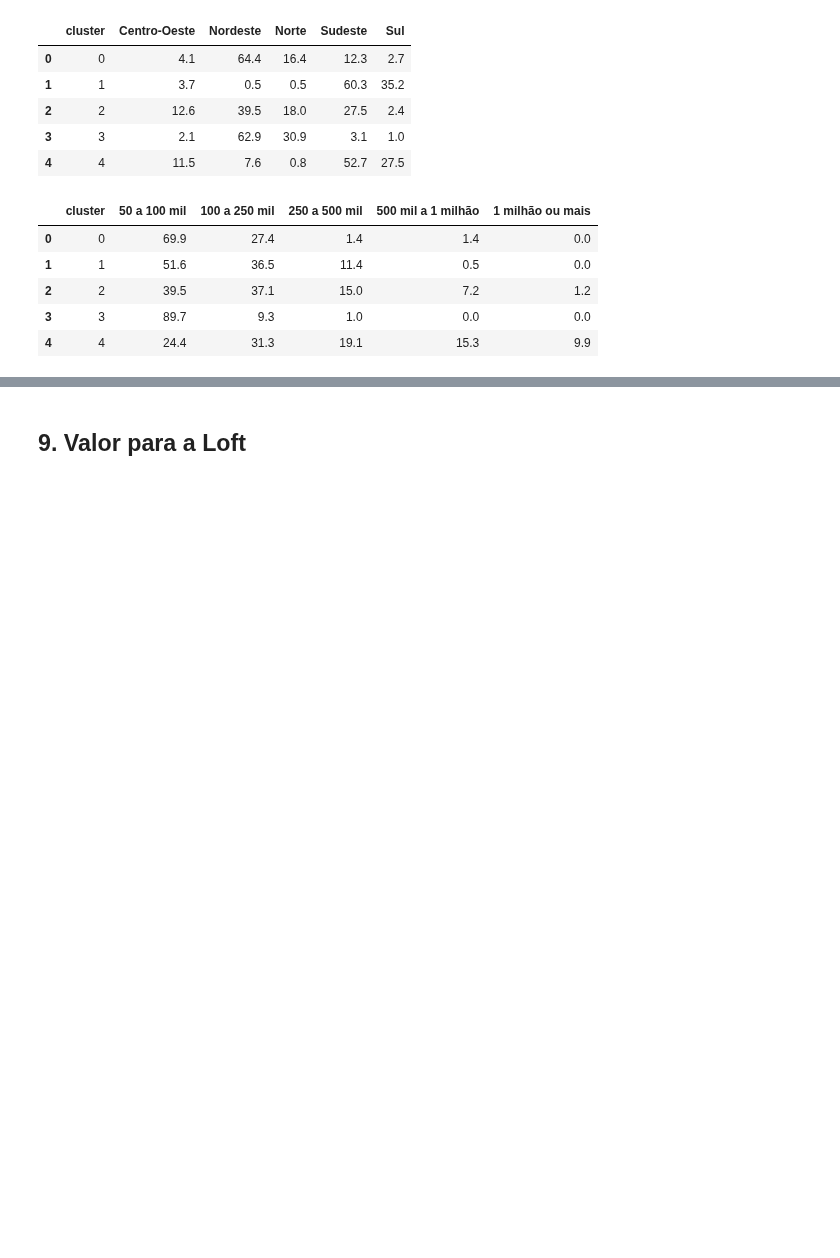
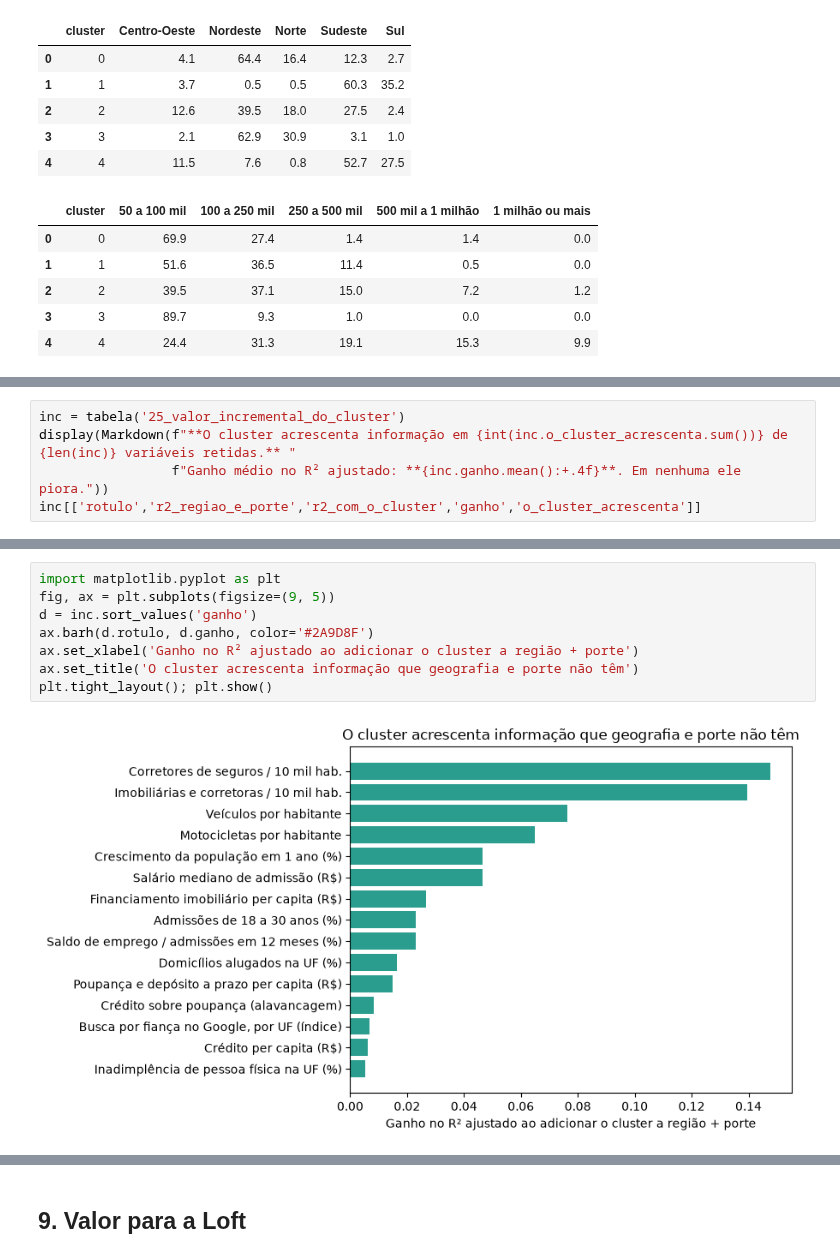
Before and after one commit to VictorGarcia25/ibmecPCDV20261_victor_lucas_beatriz_ravi, a Jupyter notebook: notebooks/02_poc_clusterizacao.ipynb, the cells around one changed output, grey strips where cells are left out. Drawn from its saved outputs; the diff is of its cells as text; blank space fills up the shorter version.

Commit message:
Teste de valor incremental do cluster sobre regiao e porte

```diff
--- a/notebooks/02_poc_clusterizacao.ipynb
+++ b/notebooks/02_poc_clusterizacao.ipynb
@@ -389,0 +423,5 @@ display(tabela('20_composicao_porte'))
+# %%
+inc = tabela('25_valor_incremental_do_cluster')
+display(Markdown(f"**O cluster acrescenta informação em {int(inc.o_cluster_acrescenta.sum())} de {len(inc)} variáveis retidas.** "
+                 f"Ganho médio no R² ajustado: **{inc.ganho.mean():+.4f}**. Em nenhuma ele piora."))
+inc[['rotulo','r2_regiao_e_porte','r2_com_o_cluster','ganho','o_cluster_acrescenta']]
@@ -389,0 +446,10 @@ display(tabela('20_composicao_porte'))
+# %%
+import matplotlib.pyplot as plt
+fig, ax = plt.subplots(figsize=(9, 5))
+d = inc.sort_values('ganho')
+ax.barh(d.rotulo, d.ganho, color='#2A9D8F')
+ax.set_xlabel('Ganho no R² ajustado ao adicionar o cluster a região + porte')
+ax.set_title('O cluster acrescenta informação que geografia e porte não têm')
+plt.tight_layout(); plt.show()
+# %% [output]
+[figure, added]
```
Also changed, not shown: parts of 21 cells of this notebook, 21 other files.
